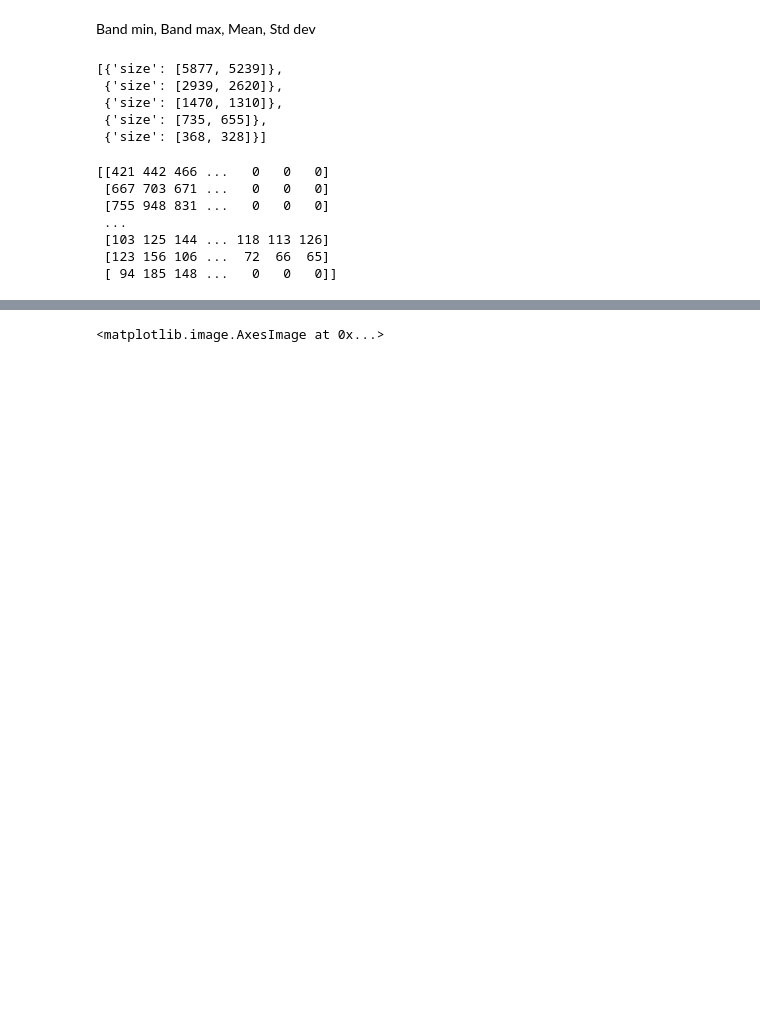
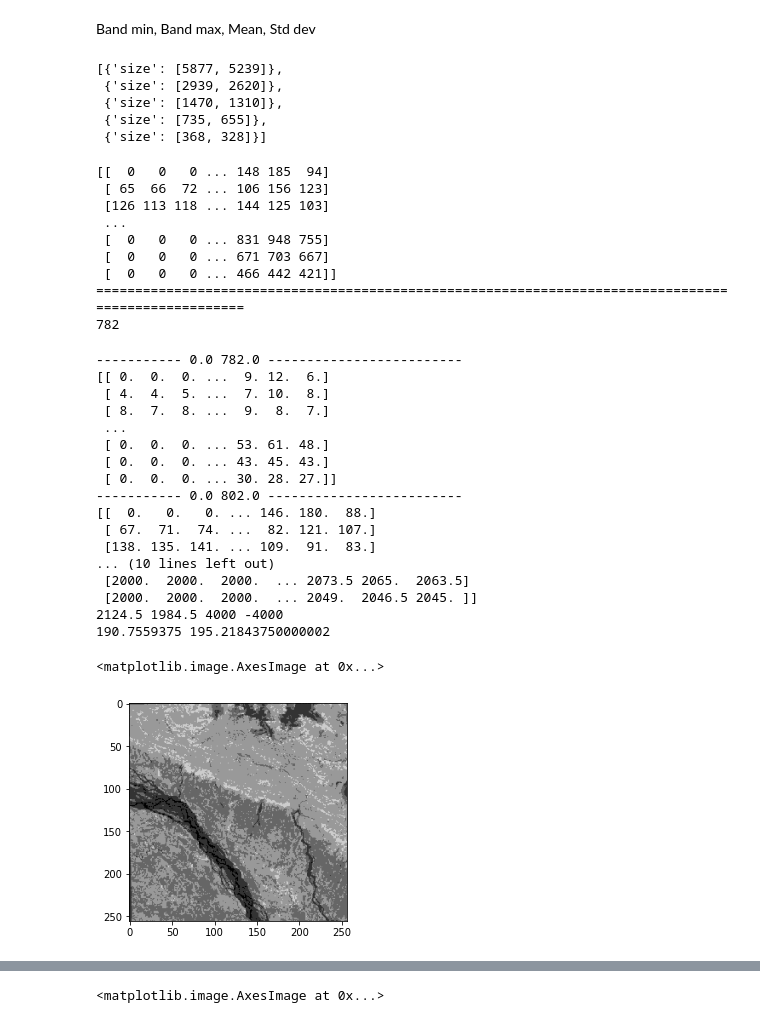
Before and after one commit to rahatsantosh/map-compiler, a Jupyter notebook: nbs/backend_trial.ipynb, the cells around one changed output, grey strips where cells are left out. Drawn from its saved outputs; the diff is of its cells as text; code cells hidden in the pictures; blank space fills up the shorter version.

Commit message:
Using scaler for gdal translate

```diff
--- a/nbs/backend_trial.ipynb
+++ b/nbs/backend_trial.ipynb
@@ -21,13 +21,18 @@ gdal.Info('./out2019.tif', format='json')['bands'][7]['overviews']
  {'size': [735, 655]},
  {'size': [368, 328]}]
 # %%
-out = gdal.Warp('', dataset, width=256, height=256, outputBounds=[94.017,28.015,95.127,27.029], format='MEM')
+out = gdal.Warp('', dataset, width=256, height=256, outputBounds=[95.127,27.029,94.017,28.015], format='MEM')
 print(out.GetRasterBand(4).ReadAsArray())
+print('====================================================================================================')
+out = gdal.Translate('',out,scaleParams=[[0,4000]], format='MEM')
+print(out.GetRasterBand(4).ReadAsArray().max())
 # %% [output]
-[[421 442 466 ...   0   0   0]
- [667 703 671 ...   0   0   0]
- [755 948 831 ...   0   0   0]
+[[  0   0   0 ... 148 185  94]
+ [ 65  66  72 ... 106 156 123]
+ [126 113 118 ... 144 125 103]
  ...
- [103 125 144 ... 118 113 126]
- [123 156 106 ...  72  66  65]
- [ 94 185 148 ...   0   0   0]]
+ [  0   0   0 ... 831 948 755]
+ [  0   0   0 ... 671 703 667]
+ [  0   0   0 ... 466 442 421]]
+====================================================================================================
+782
@@ -70,0 +71,15 @@ class B():
+# %%
+# Ver2
+def norm(
+    x,
+    op_min=0, op_max=1,
+    clip_min=0, clip_max=4000,
+    ip_min=0, ip_max=4000
+    ):
+    indices = np.where(x==0)
+    x = np.clip(x, clip_min, clip_max)
+    x = (x-ip_min)/(ip_max-ip_min)
+    x = ((op_max-op_min)*x)+op_min
+    x[indices] = 0
+
+    return x * 255.0
@@ -71 +261,34 @@ class B():
+# %%
+g = B(dataset=out, band_no=4)
+print(g.band)
+b = B(dataset=out, band_no=8)
+print(b.band)
+ndvi = (b-g)#/(b+g)
+print(ndvi.band)
+response = setup(
+  ndvi,
+  ip_minR = 1984, ip_maxR = 2124
+)
+
+plt.imshow(response, cmap='gray')
+# %% [output]
+----------- 0.0 782.0 -------------------------
+[[ 0.  0.  0. ...  9. 12.  6.]
+ [ 4.  4.  5. ...  7. 10.  8.]
+ [ 8.  7.  8. ...  9.  8.  7.]
+ ...
+ [ 0.  0.  0. ... 53. 61. 48.]
+ [ 0.  0.  0. ... 43. 45. 43.]
+ [ 0.  0.  0. ... 30. 28. 27.]]
+----------- 0.0 802.0 -------------------------
+[[  0.   0.   0. ... 146. 180.  88.]
+ [ 67.  71.  74. ...  82. 121. 107.]
+ [138. 135. 141. ... 109.  91.  83.]
+... (10 lines left out)
+ [2000.  2000.  2000.  ... 2073.5 2065.  2063.5]
+ [2000.  2000.  2000.  ... 2049.  2046.5 2045. ]]
+2124.5 1984.5 4000 -4000
+190.7559375 195.21843750000002
+<matplotlib.image.AxesImage at 0x...>
+[figure, added]
 # %%
```
Also changed, not shown: parts of 7 cells of this notebook, 2 other files.
